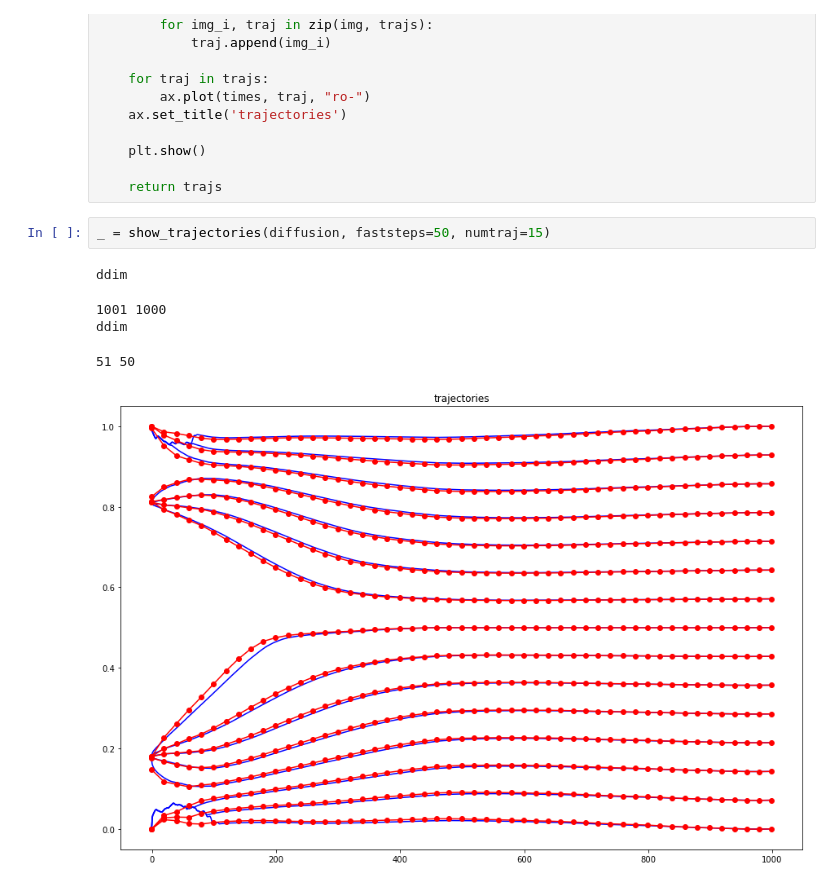
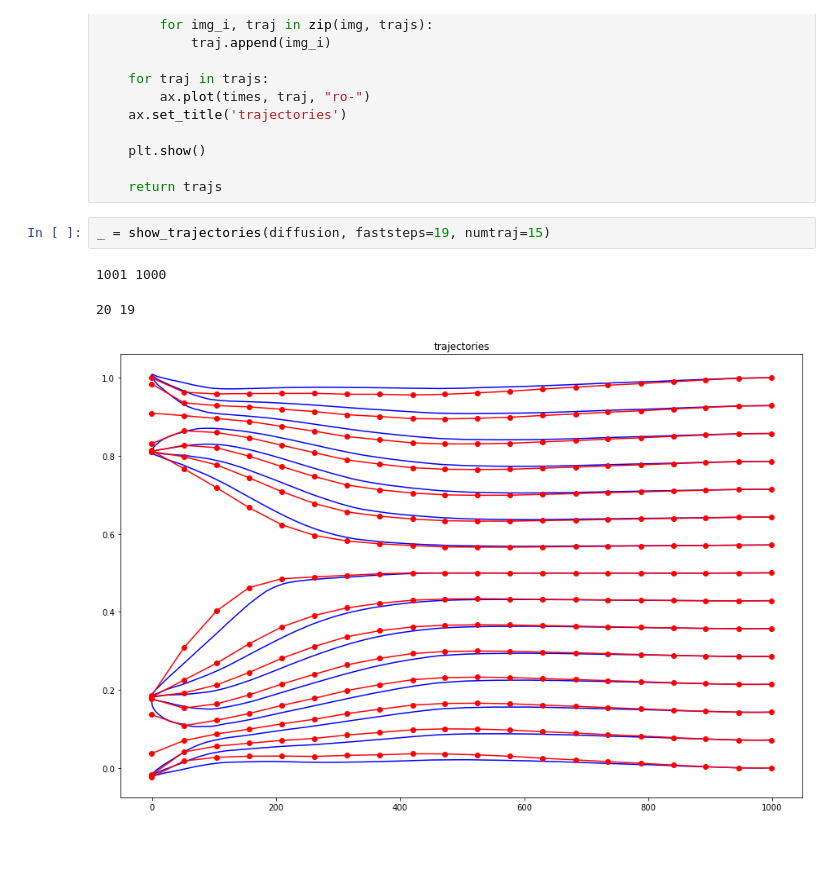
Before and after one commit to lukovnikov/denoising-diffusion-pytorch, a Jupyter notebook: _toy_diffusion.ipynb, the cells around one changed output. Saved outputs shown, nothing was run; the diff lists cells and outputs as text; blank space fills up the shorter version.

Commit message:
fixed ddim sampling in toy

```diff
--- a/_toy_diffusion.ipynb
+++ b/_toy_diffusion.ipynb
@@ -234,13 +234,11 @@ def show_trajectories(diffusion, faststeps=10, numtraj=5, range=(-1, 1)):
 
     return trajs
 # %%
-_ = show_trajectories(diffusion, faststeps=50, numtraj=15)
+_ = show_trajectories(diffusion, faststeps=19, numtraj=15)
 # %% [output]
-ddim
+1001 1000
-1001 1000
-ddim
+20 19
-51 50
-[figure, old version]
+[figure, new version]
 # %%
 _ = show_trajectories(diffusion, faststeps=50, numtraj=15)
 # %% [output]
```
Also changed, not shown: parts of 6 cells of this notebook, 2 other files.
